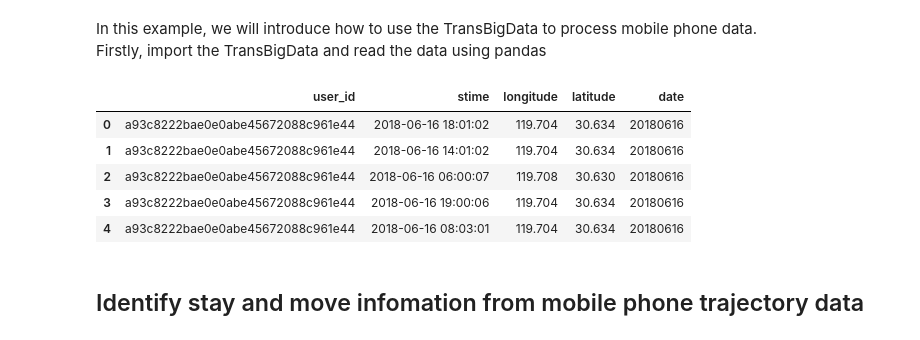
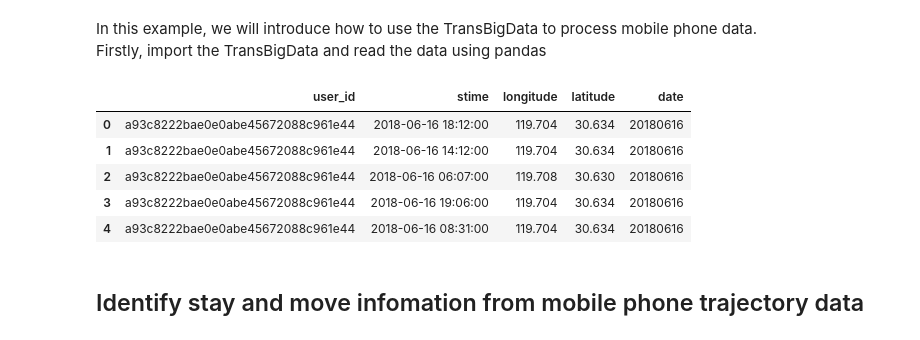
Before and after one commit to ni1o1/transbigdata, a Jupyter notebook: example/Example 8-Mobile phone data processing.ipynb, the cells around one changed output. Drawn from its saved outputs; the diff is of its cells as text; code cells hidden in the pictures.

```diff
--- a/example/Example 8-Mobile phone data processing.ipynb
+++ b/example/Example 8-Mobile phone data processing.ipynb
@@ -4,21 +4,21 @@ Firstly, import the TransBigData and read the data using pandas
 # %%
 import pandas as pd
 import numpy as np
 import geopandas as gpd
 import transbigdata as tbd
 
 data = pd.read_csv(r'data/mobiledata_sample.csv')
 #make sure the time column is correct
-data['stime'] = pd.to_datetime(data['stime'], format='%Y%m%d%H%M%S')
-
+data['stime'] = pd.to_datetime(data['stime'], format='%Y%m%d%H%M')
+data = data.sort_values(by = ['user_id','stime'])
 data.head()
 # %% [output]
 |  | user_id | stime | longitude | latitude | date |
-| 0 | a93c8222bae0e0abe45672088c961e44 | 2018-06-16 18:01:02 | 119.704 | 30.634 | 20180616 |
-| 1 | a93c8222bae0e0abe45672088c961e44 | 2018-06-16 14:01:02 | 119.704 | 30.634 | 20180616 |
-| 2 | a93c8222bae0e0abe45672088c961e44 | 2018-06-16 06:00:07 | 119.708 | 30.630 | 20180616 |
-| 3 | a93c8222bae0e0abe45672088c961e44 | 2018-06-16 19:00:06 | 119.704 | 30.634 | 20180616 |
-| 4 | a93c8222bae0e0abe45672088c961e44 | 2018-06-16 08:03:01 | 119.704 | 30.634 | 20180616 |
+| 0 | a93c8222bae0e0abe45672088c961e44 | 2018-06-16 18:12:00 | 119.704 | 30.634 | 20180616 |
+| 1 | a93c8222bae0e0abe45672088c961e44 | 2018-06-16 14:12:00 | 119.704 | 30.634 | 20180616 |
+| 2 | a93c8222bae0e0abe45672088c961e44 | 2018-06-16 06:07:00 | 119.708 | 30.630 | 20180616 |
+| 3 | a93c8222bae0e0abe45672088c961e44 | 2018-06-16 19:06:00 | 119.704 | 30.634 | 20180616 |
+| 4 | a93c8222bae0e0abe45672088c961e44 | 2018-06-16 08:31:00 | 119.704 | 30.634 | 20180616 |
 # %% [markdown]
 ## Identify stay and move infomation from mobile phone trajectory data
 # %% [markdown]
```
Also changed, not shown: parts of 5 cells of this notebook, 3 other files.
